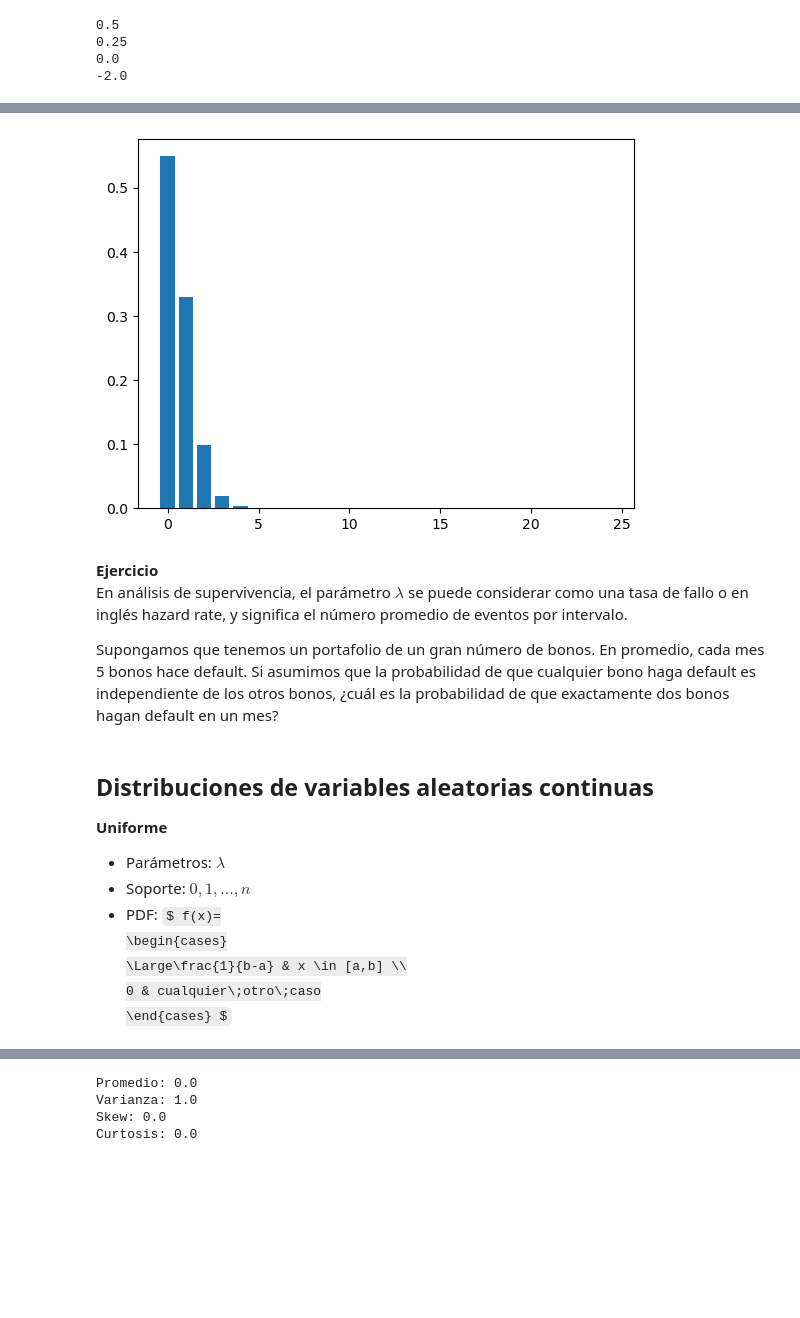
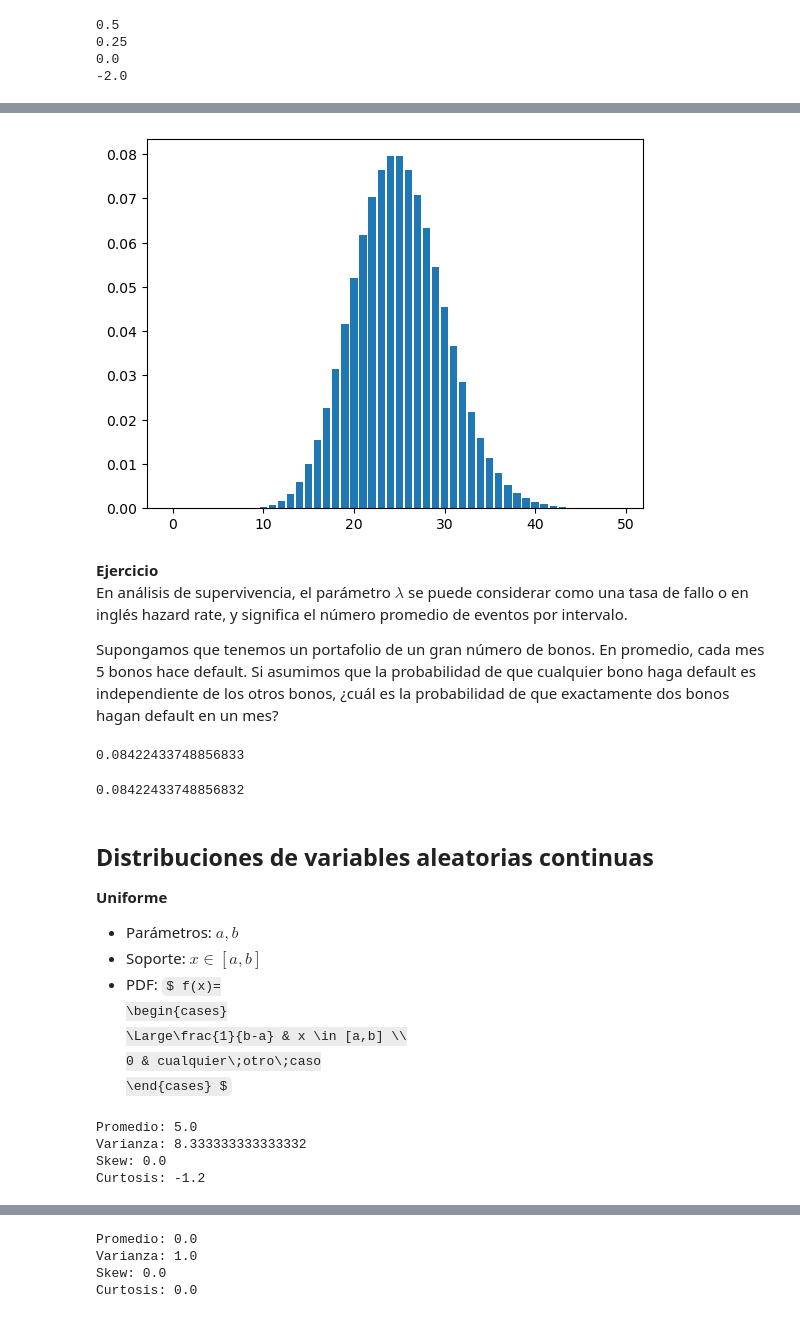
Before and after one commit to Apgt512/Colab-Notebooks, a Jupyter notebook: Modulo II. Algebra Lineal y Probabilidad/Clase 27 septiembre 2021.ipynb, the cells around one changed output, grey strips where cells are left out. Cells and saved outputs as stored; diff of their text form; code cells hidden in the pictures; some formulas as TeX source; blank space fills up the shorter version.

```diff
--- a/Modulo II. Algebra Lineal y Probabilidad/Clase 27 septiembre 2021.ipynb
+++ b/Modulo II. Algebra Lineal y Probabilidad/Clase 27 septiembre 2021.ipynb
@@ -73,29 +86,43 @@ Curtosis: 1.6666666666666667
-# %%
-dist_poisson = stats.poisson(mu)
-x = np.arange(0,25)
-y = dist_poisson.pmf(x)
-plt.bar(x,y)
-plt.show()
-# %% [output]
-[figure, removed]
-# %% [markdown]
-**Ejercicio**
-En análisis de supervivencia, el parámetro $ \lambda $ se puede considerar como una tasa de fallo o en inglés hazard rate, y significa el número promedio de eventos por intervalo.
-
-Supongamos que tenemos un portafolio de un gran número de bonos. En promedio, cada mes 5 bonos hace default. Si asumimos que la probabilidad de que cualquier bono haga default es independiente de los otros bonos, ¿cuál es la probabilidad de que exactamente dos bonos hagan default en un mes?
+# %%
+lambd = 25
+dist_poisson = stats.poisson(lambd)
+x = np.arange(0,lambd*2)
+y = dist_poisson.pmf(x)
+plt.bar(x,y)
+plt.show()
+# %% [output]
+[figure, added]
+# %% [markdown]
+**Ejercicio**
+En análisis de supervivencia, el parámetro $ \lambda $ se puede considerar como una tasa de fallo o en inglés hazard rate, y significa el número promedio de eventos por intervalo.
+
+Supongamos que tenemos un portafolio de un gran número de bonos. En promedio, cada mes 5 bonos hace default. Si asumimos que la probabilidad de que cualquier bono haga default es independiente de los otros bonos, ¿cuál es la probabilidad de que exactamente dos bonos hagan default en un mes?
+# %%
+((5**2)*np.exp(-5))/2
+# %% [output]
+0.08422433748856833
+# %%
+dist_poisson.pmf(2)
+# %% [output]
+0.08422433748856832
 # %% [markdown]
 ## Distribuciones de variables aleatorias continuas ##
 **Uniforme**
-- Parámetros: $ \lambda$
-- Soporte: $ {0,1,...,n} $
+- Parámetros: $ a,b $
+- Soporte: $ x \in [a,b] $
 - PDF: $ f(x)=
 \begin{cases}
 \Large\frac{1}{b-a} & x \in [a,b] \\
 0 & cualquier\;otro\;caso
 \end{cases} $
 # %%
-mean, var, skew, kurt = stats.uniform.stats(moments='mvsk')
+mean, var, skew, kurt = stats.uniform.stats(loc=0, scale=10, moments='mvsk')
 print('Promedio:', mean)
 print('Varianza:', var)
 print('Skew:', skew)
 print('Curtosis:', kurt)
+# %% [output]
+Promedio: 5.0
+Varianza: 8.333333333333332
+Skew: 0.0
+Curtosis: -1.2
```
Also changed, not shown: parts of 35 cells of this notebook.
